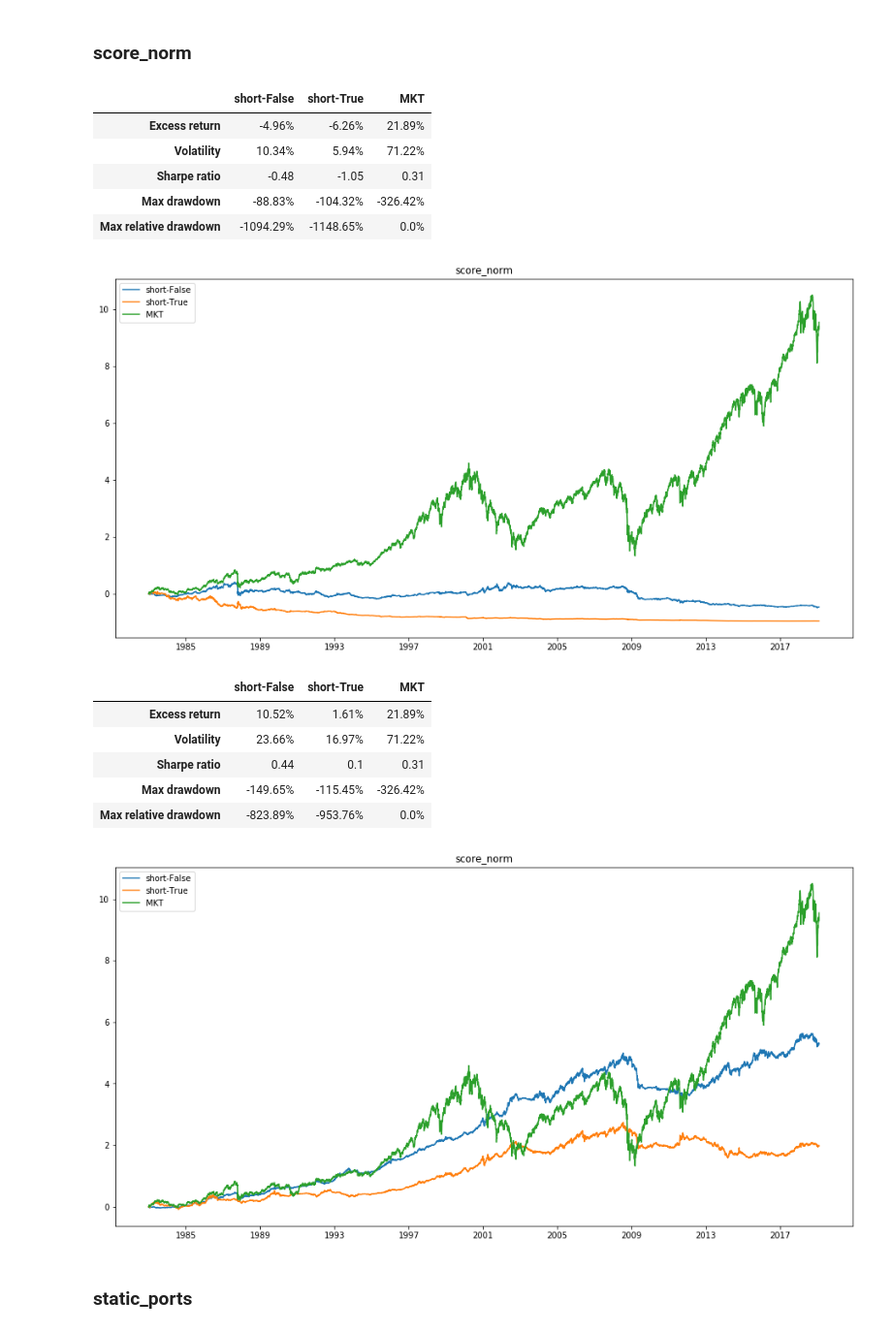
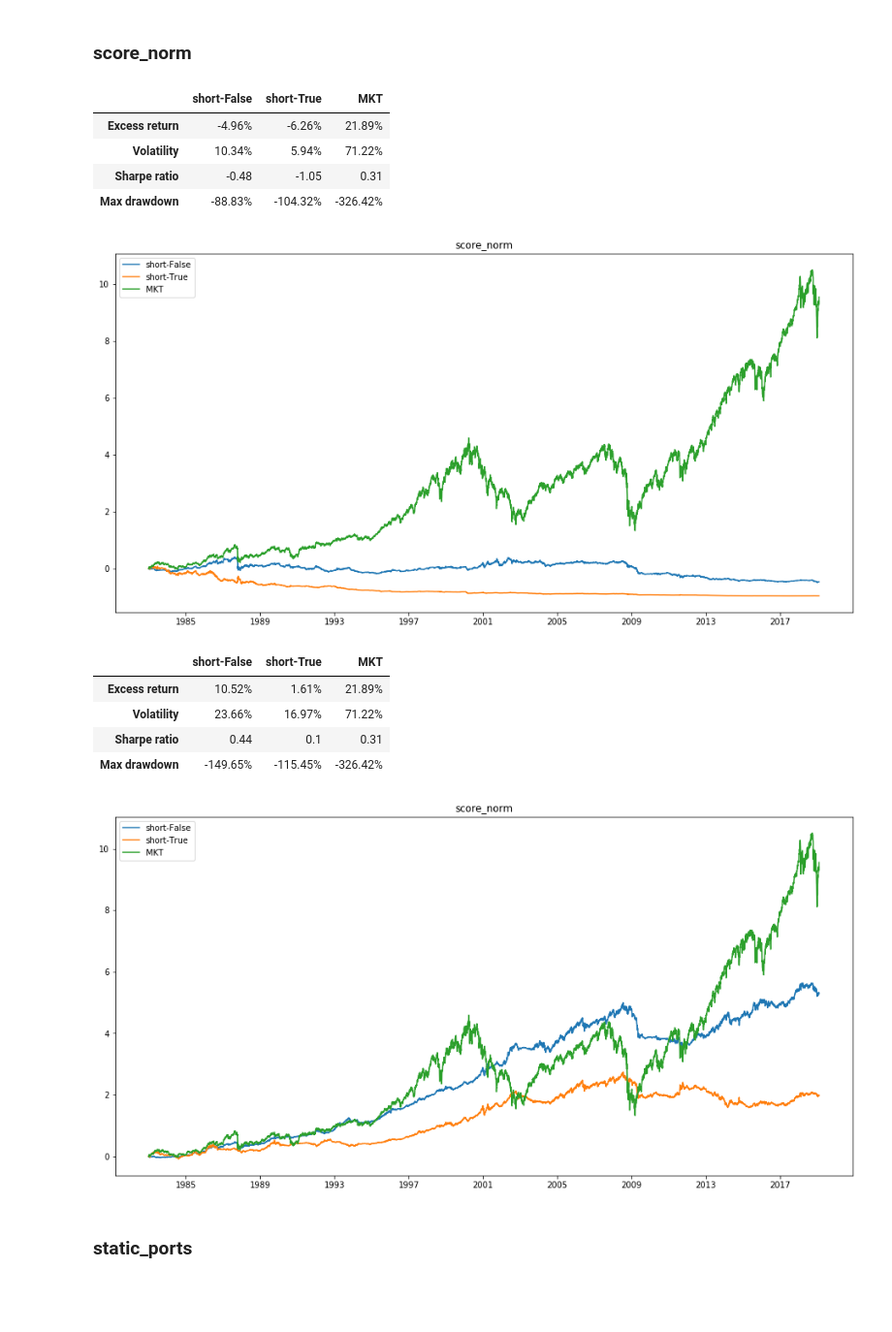
Before and after one commit to amritprasad/MFE_DAM, a Jupyter notebook: DAM Project.ipynb, the cells around one changed output. Shown at 97% size. Drawn from its saved outputs; the diff is of its cells as text; code cells hidden in the pictures; blank space fills up the shorter version.

```diff
--- a/DAM Project.ipynb
+++ b/DAM Project.ipynb
@@ -421,14 +423,23 @@ inputs = {
     'Val Underwt': np.array([0.,0.2,0.4,0.4,0.]),
 }
 # %%
+prsn = pd.DataFrame(index = ['Excess return', 'Volatility', \
+                             'Sharpe ratio', 'Max drawdown'])
+
 plt.figure('Pnl Comparison',figsize=(16,8))
 plt.clf()
 for key, value in inputs.items():
     perf, nonNanRow = fixedWts_BT(weights, us_Price, value, GMV, Tcost_vec)
     plt.plot(perf.index, perf.values, label=key)
-perf_MKT = cumul_perf(us_ret.loc[us_ret.index[nonNanRow]:,'MKT'])
+
+    perf_MKT = cumul_perf(us_ret.loc[us_ret.index[nonNanRow]:,'MKT'])
+    prsn[key] = calcStats(perf, perf_MKT, us_ret.loc[us_ret.index[nonNanRow]:,'RF'])
+
+prsn['MKT'] = calcStats(perf_MKT, perf_MKT, us_ret.loc[us_ret.index[nonNanRow]:,'RF'])
 plt.plot(perf_MKT.index, perf_MKT.values, label='MKT')
 plt.legend(loc = 'best')
 plt.title('Pnl Comparison')
 plt.savefig("charts/fixedWts_fig.pdf", bbox_inches='tight')
+
+prsn
 # %% [output]
@@ -462,7 +478,7 @@ inputs = {
 # %%
 category = 'learn_score_norm'
 prsn = pd.DataFrame(index = ['Excess return', 'Volatility', \
-                             'Sharpe ratio', 'Max drawdown', 'Max relative drawdown'])
+                             'Sharpe ratio', 'Max drawdown'])
 
 plt.figure('learn_score_norm',figsize=(16,8))
 plt.clf()
@@ -491,7 +506,7 @@ prsn
 # %%
 category = 'learn_score_norm'
 prsn = pd.DataFrame(index = ['Excess return', 'Volatility', \
-                             'Sharpe ratio', 'Max drawdown', 'Max relative drawdown'])
+                             'Sharpe ratio', 'Max drawdown'])
 
 plt.figure('learn_score_norm',figsize=(16,8))
 plt.clf()
@@ -527,7 +541,7 @@ inputs = {
 # %%
 category = 'score_norm'
 prsn = pd.DataFrame(index = ['Excess return', 'Volatility', \
-                             'Sharpe ratio', 'Max drawdown', 'Max relative drawdown'])
+                             'Sharpe ratio', 'Max drawdown'])
 
 plt.figure('score_norm',figsize=(16,8))
 plt.clf()
@@ -551,36 +565,34 @@ prsn
 | Volatility | 10.34% | 5.94% | 71.22% |
 | Sharpe ratio | -0.48 | -1.05 | 0.31 |
 | Max drawdown | -88.83% | -104.32% | -326.42% |
-| Max relative drawdown | -1094.29% | -1148.65% | 0.0% |
 [figure]
 # %%
 category = 'score_norm'
 prsn = pd.DataFrame(index = ['Excess return', 'Volatility', \
-                             'Sharpe ratio', 'Max drawdown', 'Max relative drawdown'])
+                             'Sharpe ratio', 'Max drawdown'])
 
 plt.figure('score_norm',figsize=(16,8))
 plt.clf()
 for key, value in inputs.items():
     perf, nonNanRow = timeVaryingWts_BT(category, value, us_Price, day_lag, GMV, Tcost_vec, True)
     plt.plot(perf.index, perf.values, label=key)
 
     perf_MKT = cumul_perf(us_ret.loc[us_ret.index[nonNanRow]:,'MKT'])
     prsn[key] = calcStats(perf, perf_MKT, us_ret.loc[us_ret.index[nonNanRow]:,'RF'])
 
 prsn['MKT'] = calcStats(perf_MKT, perf_MKT, us_ret.loc[us_ret.index[nonNanRow]:,'RF'])
 plt.plot(perf_MKT.index, perf_MKT.values, label='MKT')
 plt.legend(loc = 'best')
 plt.title('score_norm')
 plt.savefig("charts/score_norm_True.pdf", bbox_inches='tight')
 
 prsn
 # %% [output]
 |  | short-False | short-True | MKT |
 | Excess return | 10.52% | 1.61% | 21.89% |
 | Volatility | 23.66% | 16.97% | 71.22% |
 | Sharpe ratio | 0.44 | 0.1 | 0.31 |
 | Max drawdown | -149.65% | -115.45% | -326.42% |
-| Max relative drawdown | -823.89% | -953.76% | 0.0% |
 [figure]
 # %% [markdown]
 ### static_ports
```
Also changed, not shown: parts of 6 cells of this notebook.
